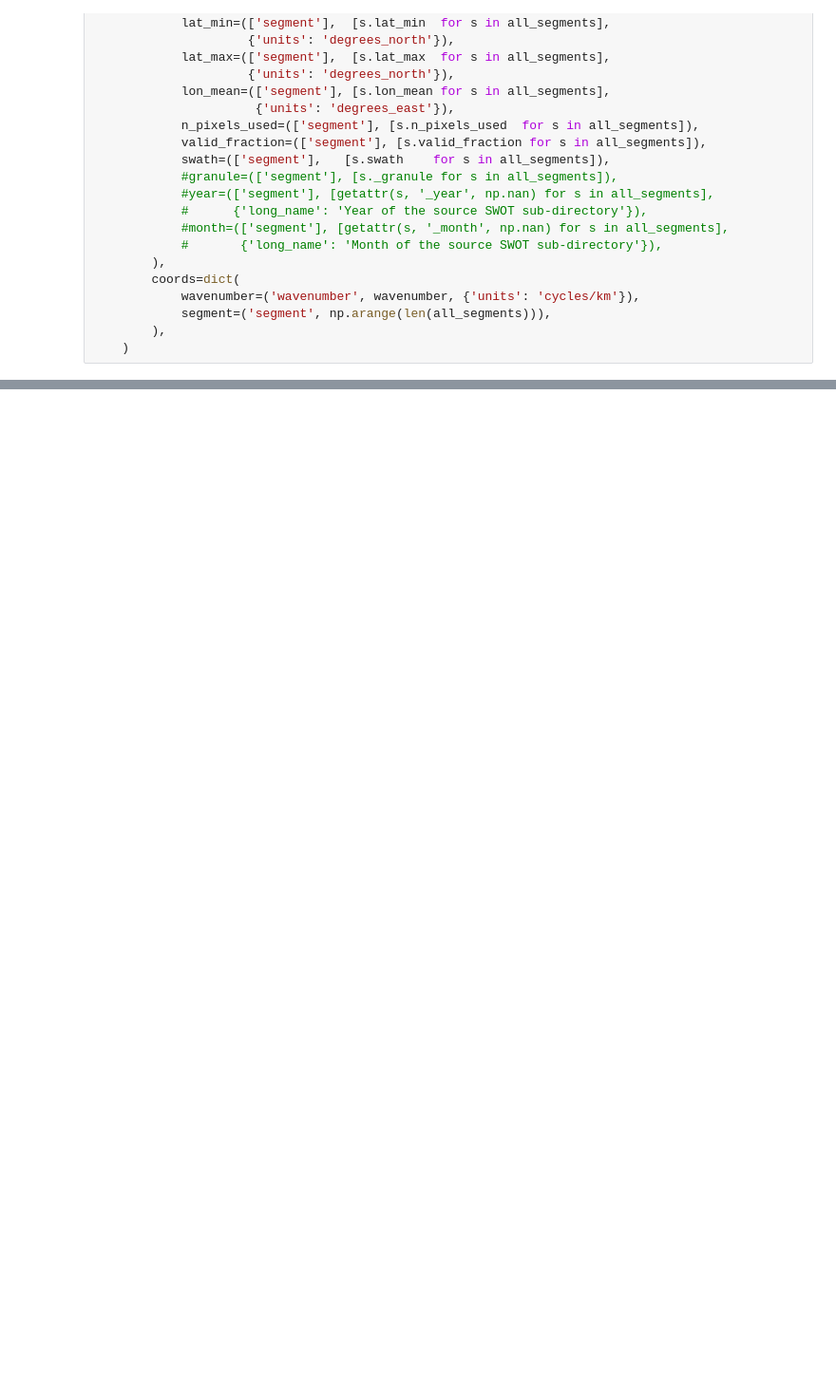
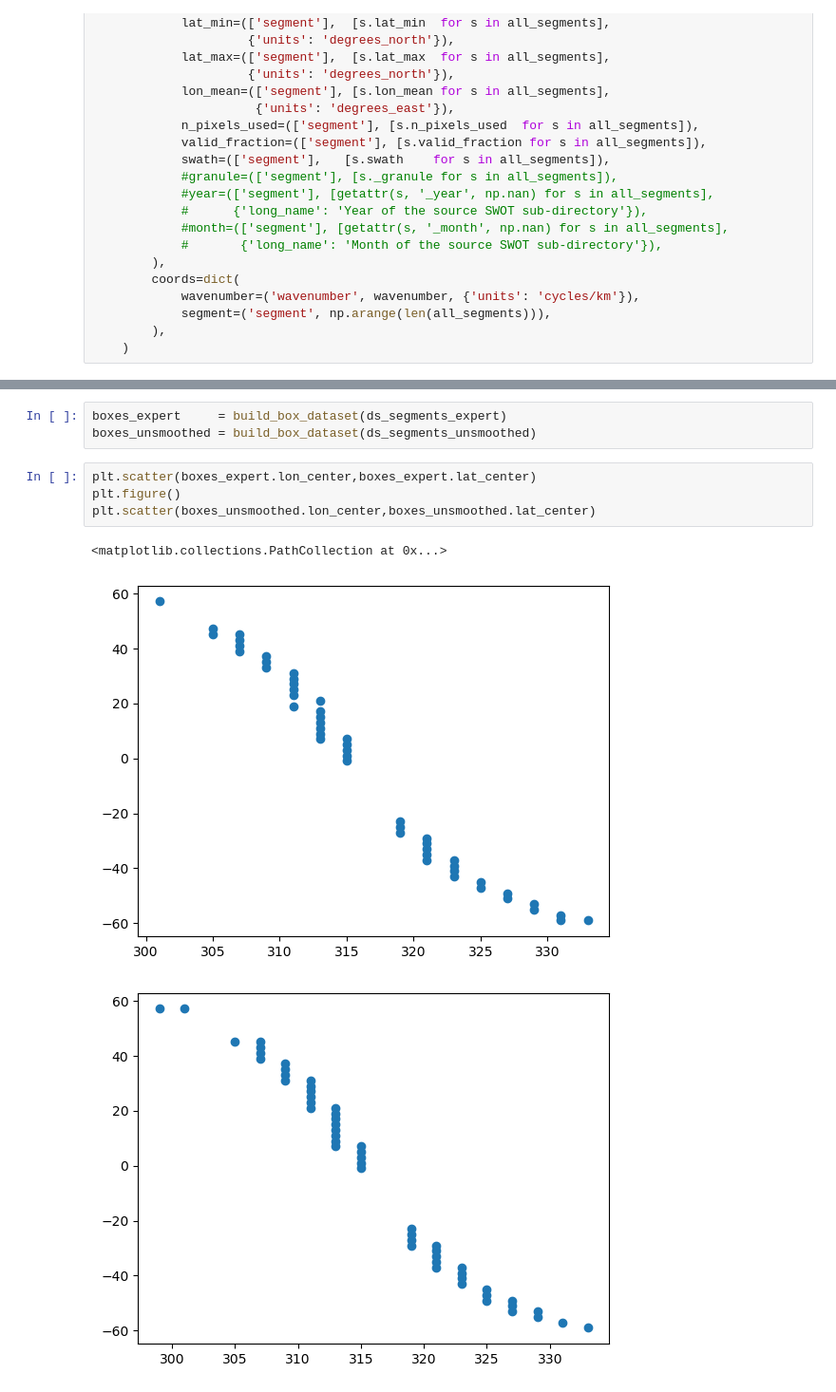
Before and after one commit to zcasparco/SWOT_UHH, a Jupyter notebook: dev/debugging_compute_sepctra_unsmoothed.ipynb, the cells around one changed output, grey strips where cells are left out. Shown at 95% size. Cells and saved outputs as stored; diff of their text form; blank space fills up the shorter version.

```diff
--- a/dev/debugging_compute_sepctra_unsmoothed.ipynb
+++ b/dev/debugging_compute_sepctra_unsmoothed.ipynb
@@ -159,0 +181,11 @@ TypeError: SegmentSpectrum() takes no arguments
+# %%
+boxes_expert     = build_box_dataset(ds_segments_expert)
+boxes_unsmoothed = build_box_dataset(ds_segments_unsmoothed)
+# %%
+plt.scatter(boxes_expert.lon_center,boxes_expert.lat_center)
+plt.figure()
+plt.scatter(boxes_unsmoothed.lon_center,boxes_unsmoothed.lat_center)
+# %% [output]
+<matplotlib.collections.PathCollection at 0x...>
+[figure, added]
+[figure, added]
```
Also changed, not shown: parts of 7 cells of this notebook, 2 other files.
